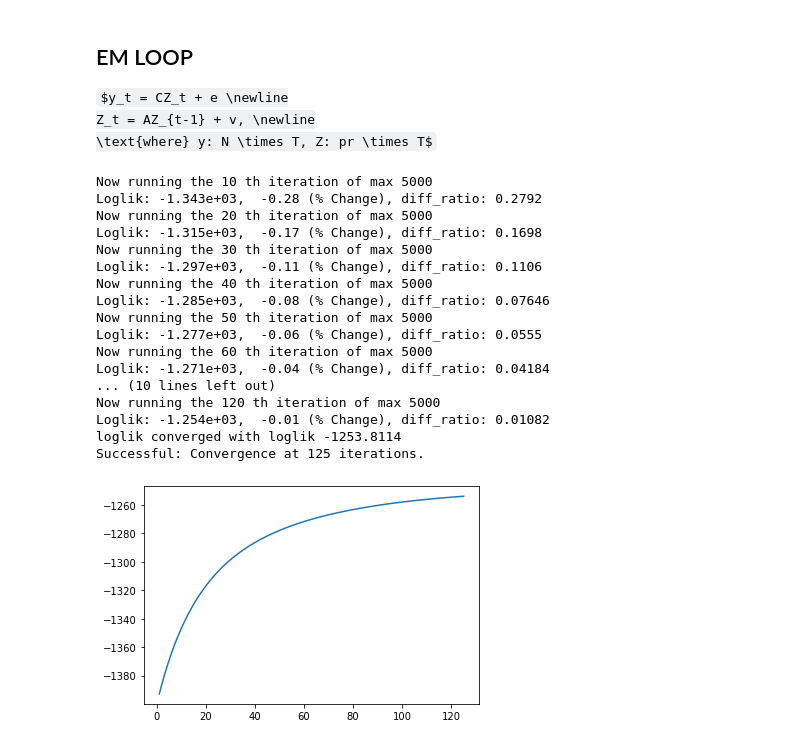
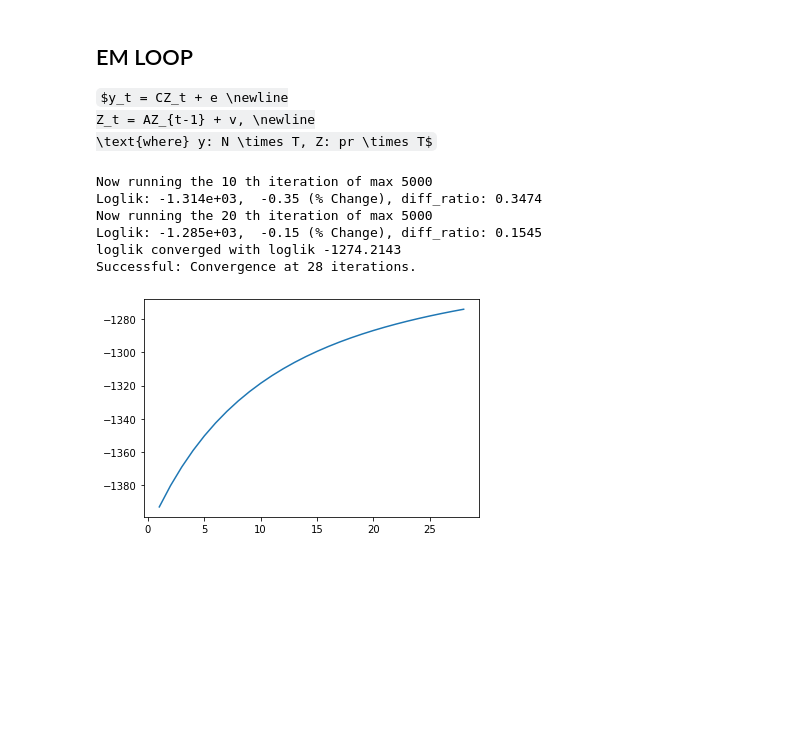
Before and after one commit to hyunchangyi/nowcasting, a Jupyter notebook: nowcasting.ipynb, the cells around one changed output. Cells and saved outputs as stored; diff of their text form; code cells hidden in the pictures; some formulas as TeX source; blank space fills up the shorter version.

```diff
--- a/nowcasting.ipynb
+++ b/nowcasting.ipynb
@@ -25,14 +22,13 @@ from collections import namedtuple
 # %%
 DFModel = namedtuple('DFModel', 'A C Q R Z_0 V_0')
+
+DFMResult = namedtuple('DFMResult', 'x_sm X_sm Mx Wx Z r p M spec blocks')
-# %%
-DFMResult = namedtuple('DFMResult', 'x_sm X_sm Mx Wx Z r p M')
 # %% [markdown]
 ## InitCond
 # %% [markdown]
 ### InitCond
 # %%
-def InitCond(X, r, p, spec, blocks, optNaN, Rcon, q):
-
+def InitCond(X, r, p, Rcon, q, spec, blocks, optNaN):
     nQ = sum(spec.Frequency.eq('q'));   # Number of quarterly series
     Qv = spec.loc[spec.Frequency.eq('q')].index.tolist()
     Mv = spec.loc[spec.Frequency.eq('m')].index.tolist()
@@ -1060,7 +1056,7 @@ def em_converged(loglik, previous_loglik, threshold=1e-4, check_decreased=1):
 # %% [markdown]
 ### DFM
 # %%
-def dfm(y, Mx, Wx, M0, r, p, Rcon, q, blocks, spec, par):
+def dfm(y, Mx, Wx, M0, r, p, Rcon, q, spec, blocks, par):
 
     pre_loglik = -np.inf
     LL = np.array([-np.inf])
@@ -1112,7 +1108,7 @@ def dfm(y, Mx, Wx, M0, r, p, Rcon, q, blocks, spec, par):
     plt.plot(LL)
     # DFMResult = namedtuple('DFMResult', 'x_sm X_sm Mx Wx Z r p M')
 
-    return DFMResult(xsm, Xsm, Mx, Wx, Z, r, p, M0)
+    return DFMResult(xsm, Xsm, Mx, Wx, Zsmooth, r, p, M0, spec, blocks)
 # %% [markdown]
 # Estimation
 # %% [markdown]
@@ -1149,33 +1139,33 @@ $y_t = CZ_t + e \newline
 Z_t = AZ_{t-1} + v, \newline
 \text{where} y: N \times T, Z: pr \times T$
 # %%
+# initial condition
+optNaN = pd.Series({'method':2, 'k':3})
+# method=2 : Remove leading and closing zeros
+# k=3      : Setting for filter(): See remNaN_spline
+
+M0 = InitCond(Xn, r, p, Rcon, q, spec, blocks, optNaN)
+
 # y for the estimation is WITH missing data
 y = Xn.T
 
 # Remove the leading and ending nans
 optNaN.method = 3
 y_est = remNaNs_spline(Xn, optNaN)[0].T
 
 # parameters for EM loop
-par = pd.Series({'threshold':1e-4, 'max_iter':int(5000), 'gamma':0.05})
+par = pd.Series({'threshold':1e-3, 'max_iter':int(5000), 'gamma':0.1})
 
-DFMResult = dfm(y_est, Mx, Wx, M0, r, p, Rcon, q, blocks, spec, par)
+DFMR0 = dfm(y_est, Mx, Wx, M0, r, p, Rcon, q, spec, blocks, par)
+
+file = open("DFMR0","wb")
+pickle.dump(DFMR0._asdict(), file)
+file.close()
 # %% [output]
 Now running the 10 th iteration of max 5000
-Loglik: -1.343e+03,  -0.28 (% Change), diff_ratio: 0.2792
+Loglik: -1.314e+03,  -0.35 (% Change), diff_ratio: 0.3474
 Now running the 20 th iteration of max 5000
-Loglik: -1.315e+03,  -0.17 (% Change), diff_ratio: 0.1698
-Now running the 30 th iteration of max 5000
-Loglik: -1.297e+03,  -0.11 (% Change), diff_ratio: 0.1106
-Now running the 40 th iteration of max 5000
-Loglik: -1.285e+03,  -0.08 (% Change), diff_ratio: 0.07646
-Now running the 50 th iteration of max 5000
-Loglik: -1.277e+03,  -0.06 (% Change), diff_ratio: 0.0555
-Now running the 60 th iteration of max 5000
-Loglik: -1.271e+03,  -0.04 (% Change), diff_ratio: 0.04184
-... (10 lines left out)
-Now running the 120 th iteration of max 5000
-Loglik: -1.254e+03,  -0.01 (% Change), diff_ratio: 0.01082
-loglik converged with loglik -1253.8114
-Successful: Convergence at 125 iterations.
+Loglik: -1.285e+03,  -0.15 (% Change), diff_ratio: 0.1545
+loglik converged with loglik -1274.2143
+Successful: Convergence at 28 iterations.
-[figure, old version]
+[figure, new version]
```
Also changed, not shown: parts of 20 cells of this notebook, 1 other file.
